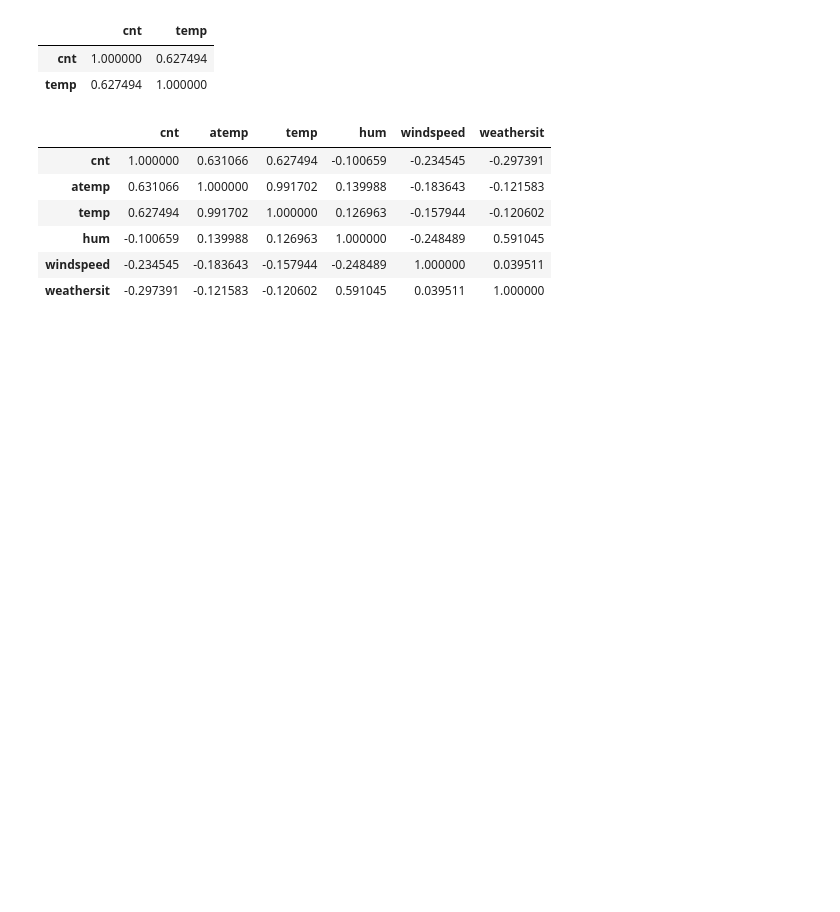
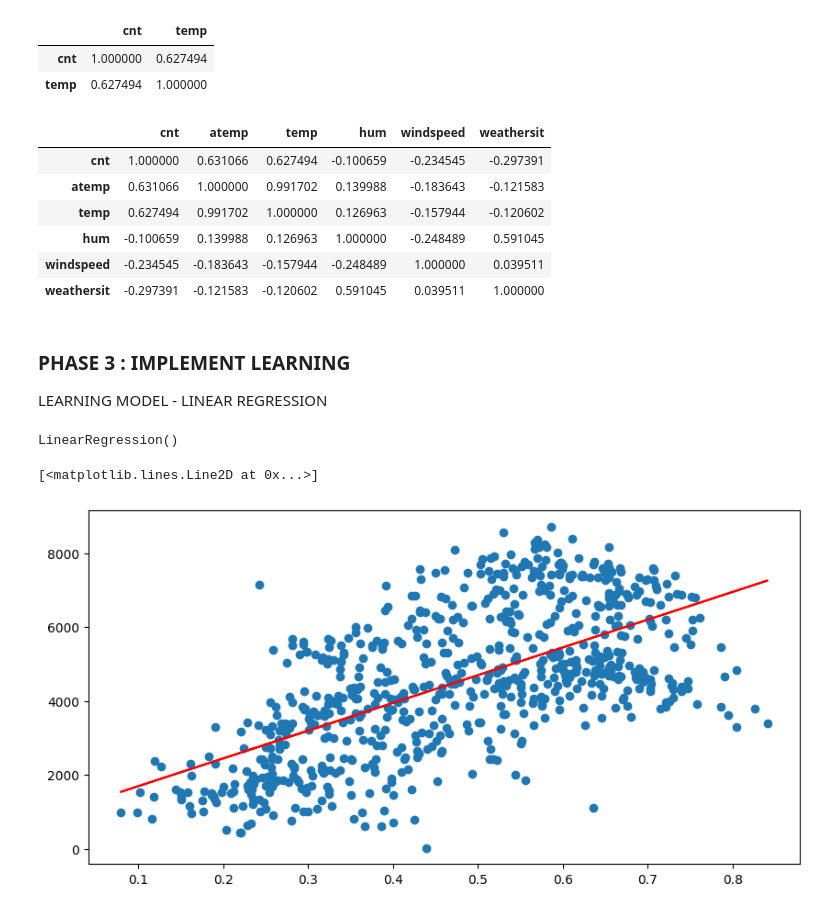
Before and after one commit to ayrinsupty/predicting-bicycle-rental, a Jupyter notebook: predicting-bicycle-rental.ipynb, the cells around one changed output. Saved outputs shown, nothing was run; the diff lists cells and outputs as text; code cells hidden in the pictures; blank space fills up the shorter version.

```diff
--- a/predicting-bicycle-rental.ipynb
+++ b/predicting-bicycle-rental.ipynb
@@ -119,3 +119,6 @@ bike_df[['cnt', 'atemp', 'temp', 'hum', 'windspeed', 'weathersit']].corr()
 | hum | -0.100659 | 0.139988 | 0.126963 | 1.000000 | -0.248489 | 0.591045 |
 | windspeed | -0.234545 | -0.183643 | -0.157944 | -0.248489 | 1.000000 | 0.039511 |
 | weathersit | -0.297391 | -0.121583 | -0.120602 | 0.591045 | 0.039511 | 1.000000 |
+# %% [markdown]
+### PHASE 3 : IMPLEMENT LEARNING
+LEARNING MODEL - LINEAR REGRESSION
@@ -121,0 +127,15 @@ bike_df[['cnt', 'atemp', 'temp', 'hum', 'windspeed', 'weathersit']].corr()
+# %%
+# Create a linear regression model
+lr = LinearRegression()
+# Fit the model using 'atemp' as the independent variable and 'cnt' as the dependent variable
+lr.fit(bike_df['atemp'].values.reshape(-1, 1), bike_df['cnt'].values.reshape(-1, 1))
+# %% [output]
+LinearRegression()
+# %%
+# Plot the scatter plot of 'atemp' vs 'cnt' and the regression line
+plt.scatter(bike_df['atemp'], bike_df['cnt'])
+# Regression line
+plt.plot(bike_df['atemp'], lr.predict(bike_df['atemp'].values.reshape(-1, 1)), c='red')
+# %% [output]
+[<matplotlib.lines.Line2D at 0x...>]
+[figure, added]
```
Also changed, not shown: parts of 10 cells of this notebook.
